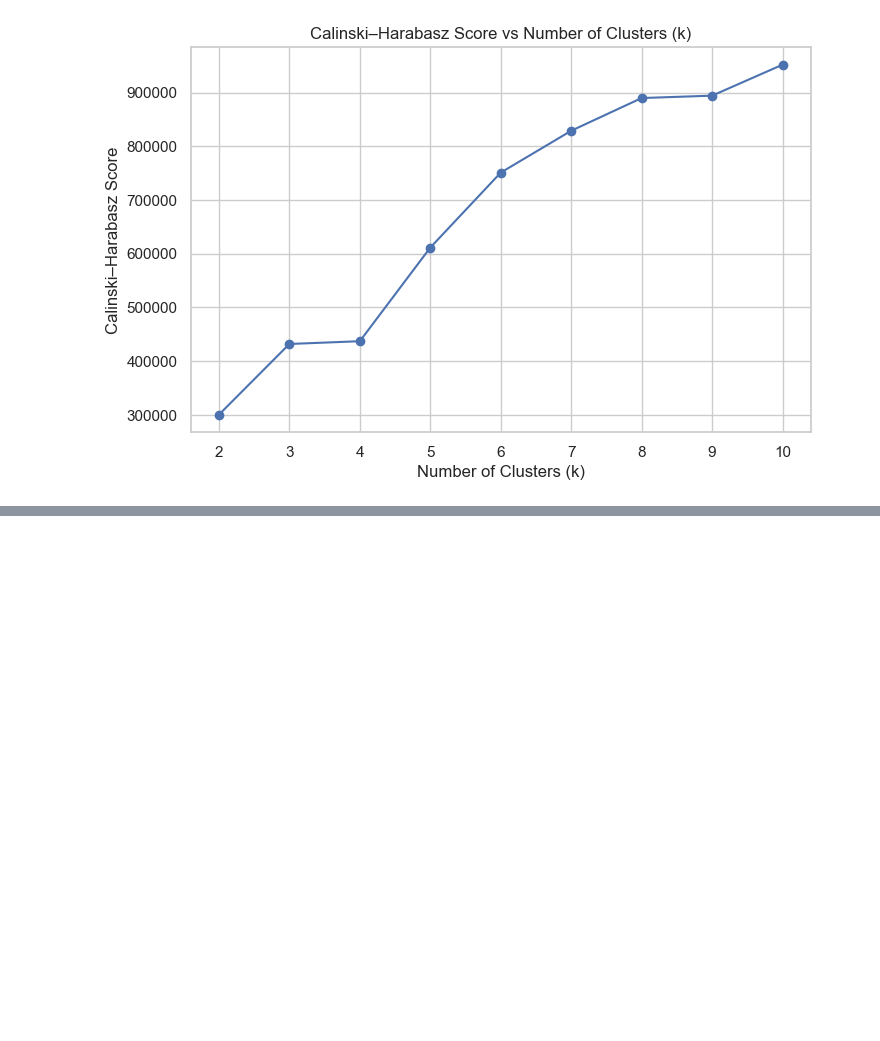
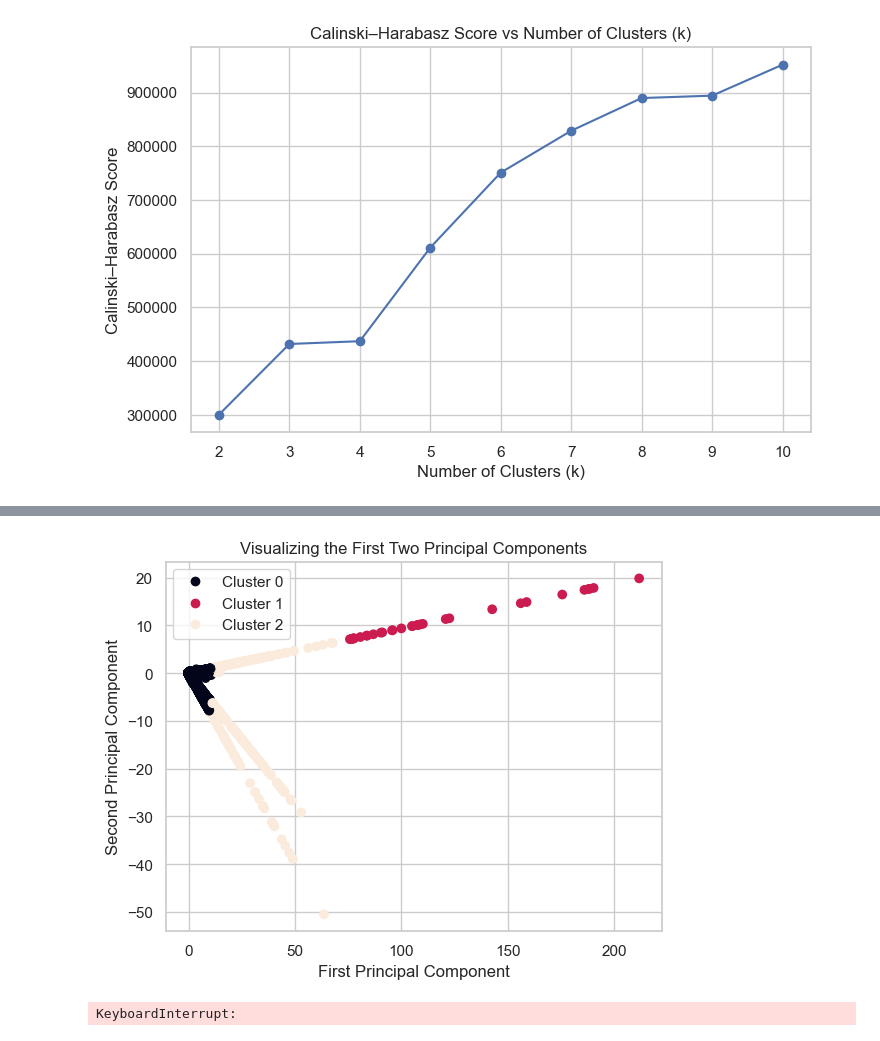
Before and after one commit to Assesa44/water-loss-reduction-through-smart-metering, a Jupyter notebook: Notebooks/Exploratory/clustering.ipynb, the cells around one changed output, grey strips where cells are left out. Cells and saved outputs as stored; diff of their text form; code cells hidden in the pictures; blank space fills up the shorter version.

```diff
--- a/Notebooks/Exploratory/clustering.ipynb
+++ b/Notebooks/Exploratory/clustering.ipynb
@@ -150,0 +252,75 @@ k=10, Calinski-Harabasz Score=951814.31
+# %%
+kmeans = KMeans(n_clusters= 3, random_state= 42)
+labels = kmeans.fit_predict(pca_data)
+# %%
+cluster_labels = kmeans.labels_
+
+fig, ax = plt.subplots()
+
+# Modify the below line of code to specify the color:
+scatter = ax.scatter(x=pca_data[:, 0], y=pca_data[:, 1], c= cluster_labels)
+
+
+ax.set_xlabel("First Principal Component")
+ax.set_ylabel("Second Principal Component")
+ax.set_title("Visualizing the First Two Principal Components")
+
+ax.legend(*scatter.legend_elements(fmt="Cluster {x:.0f}"));
+# %% [output]
+[figure, added]
+# %%
+from sklearn.cluster import KMeans
+from sklearn.metrics import calinski_harabasz_score, silhouette_score, davies_bouldin_score
+import matplotlib.pyplot as plt
+import pandas as pd
+
+# Range of cluster numbers to test
+k_values = range(2, 11)
+
+# Store results
+results = []
+
+for k in k_values:
+    kmeans = KMeans(n_clusters=k, random_state=42)
+    clusters = kmeans.fit_predict(X_scaled)
+
+    # Metrics
+    ch_score = calinski_harabasz_score(X_scaled, clusters)
+    sil_score = silhouette_score(X_scaled, clusters)
+    db_score = davies_bouldin_score(X_scaled, clusters)
+
+    results.append({
+        "k": k,
+        "Calinski-Harabasz": ch_score,
+        "Silhouette": sil_score,
+        "Davies-Bouldin": db_score
+    })
+
+# Convert to DataFrame for easier viewing
+df_results = pd.DataFrame(results)
+
+# Print results
+print(df_results)
+
+# Plot metrics
+fig, axs = plt.subplots(1, 3, figsize=(18, 5))
+
+axs[0].plot(df_results["k"], df_results["Calinski-Harabasz"], marker="o")
+axs[0].set_title("Calinski–Harabasz Score")
+axs[0].set_xlabel("Number of Clusters (k)")
+axs[0].set_ylabel("Score")
+
+axs[1].plot(df_results["k"], df_results["Silhouette"], marker="o")
+axs[1].set_title("Silhouette Score")
+axs[1].set_xlabel("Number of Clusters (k)")
+axs[1].set_ylabel("Score")
+
+axs[2].plot(df_results["k"], df_results["Davies-Bouldin"], marker="o")
+axs[2].set_title("Davies–Bouldin Index")
+axs[2].set_xlabel("Number of Clusters (k)")
+axs[2].set_ylabel("Score (lower is better)")
+
+plt.tight_layout()
+plt.show()
+# %% [output]
+KeyboardInterrupt:
```
Also changed, not shown: parts of 14 cells of this notebook.
